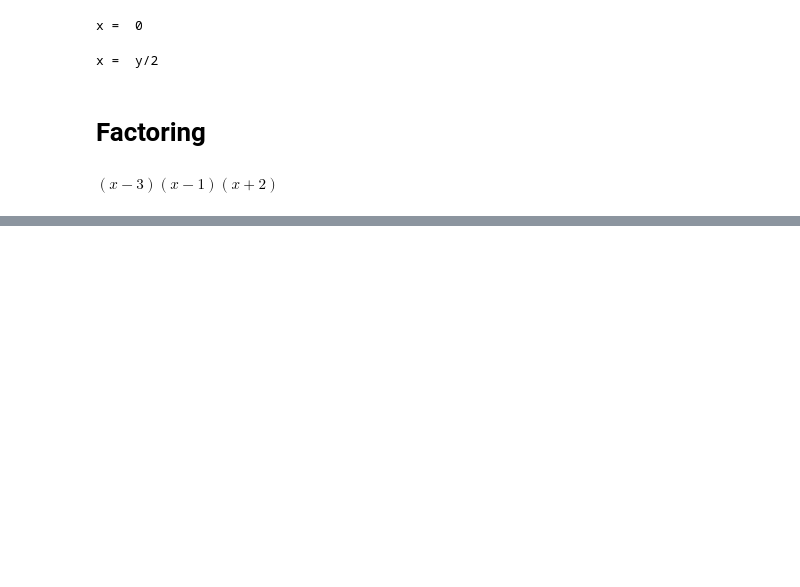
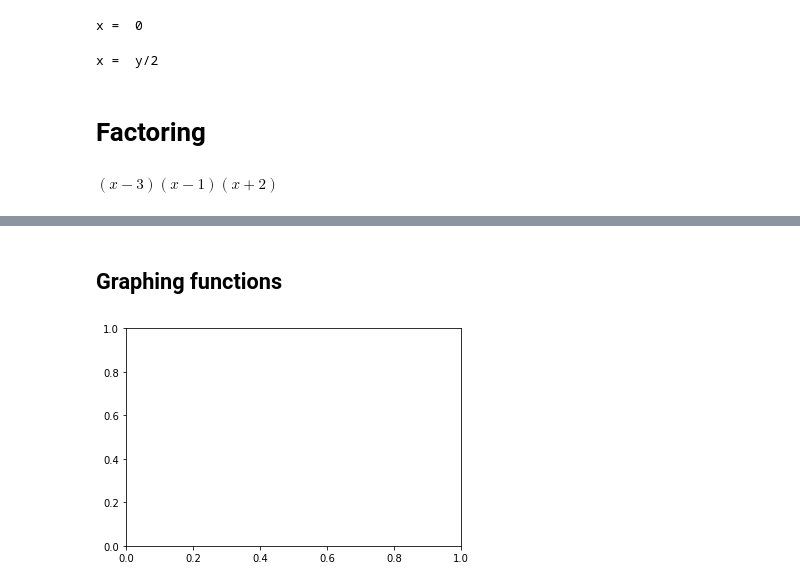
Before and after one commit to alcherniaev/college_algebra_python, a Jupyter notebook: week_1.ipynb, the cells around one changed output, grey strips where cells are left out. Saved outputs shown, nothing was run; the diff lists cells and outputs as text; code cells hidden in the pictures; blank space fills up the shorter version.

```diff
--- a/week_1.ipynb
+++ b/week_1.ipynb
@@ -167,0 +265,11 @@ $\displaystyle \left(x - 3\right) \left(x - 1\right) \left(x + 2\right)$
+# %% [markdown]
+## Graphing functions
+# %%
+# Basic blank graph
+
+import matplotlib.pyplot as plt
+
+fig, ax = plt.subplots()
+plt.show()
+# %% [output]
+[figure, added]
```
Also changed, not shown: parts of 13 cells of this notebook.
